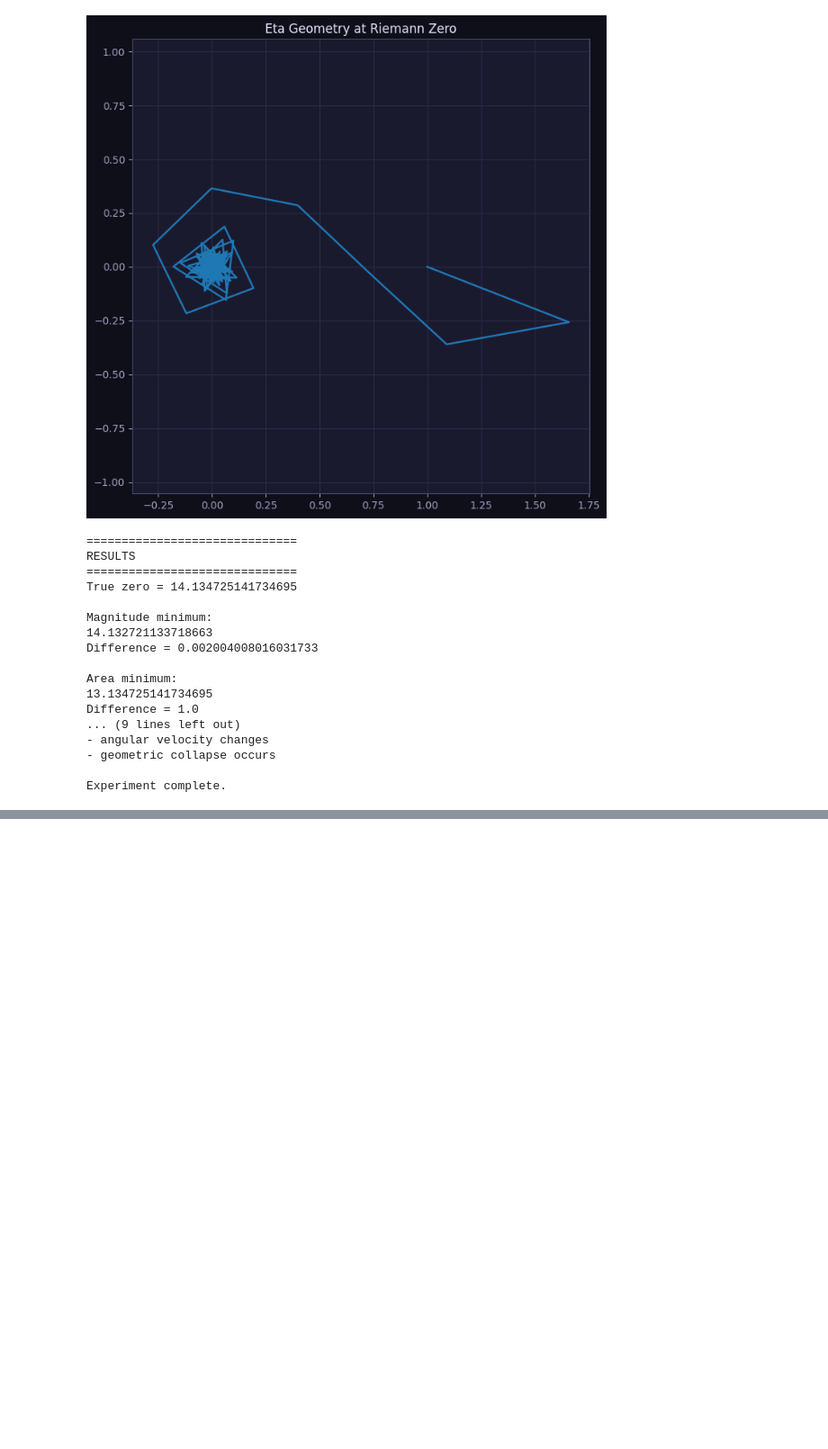
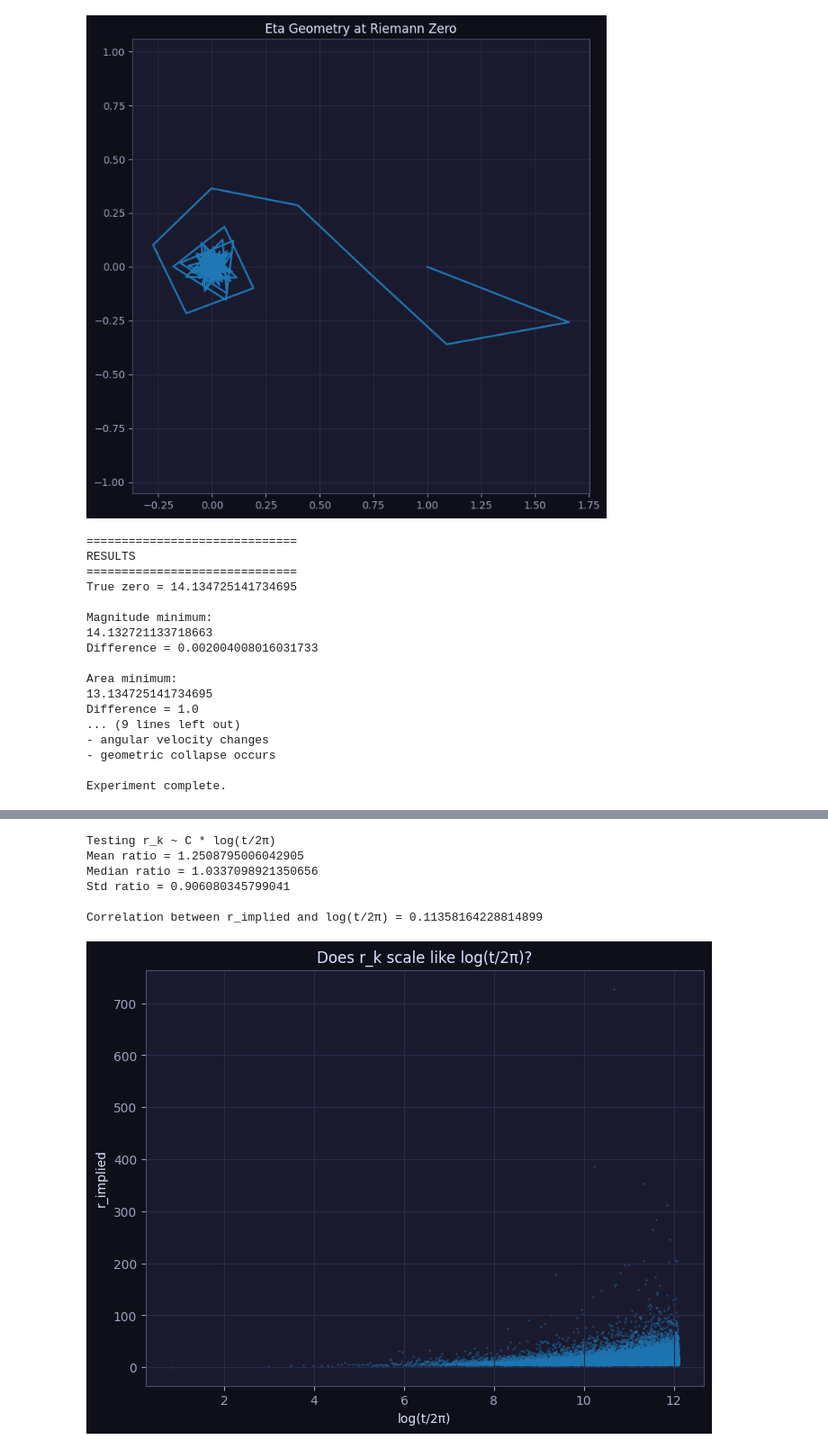
Before and after one commit to hamidchaouchi/ibm-127-qubit, a Jupyter notebook: the-zeta-triangle-recurrent-zeros.ipynb, the cells around one changed output, grey strips where cells are left out. Shown at 90% size. Saved outputs shown, nothing was run; the diff lists cells and outputs as text; code cells hidden in the pictures; blank space fills up the shorter version.

Commit message:
Kaggle Notebook | The Zeta Triangle: Recurrent Zeros | Version 4

```diff
--- a/the-zeta-triangle-recurrent-zeros.ipynb
+++ b/the-zeta-triangle-recurrent-zeros.ipynb
@@ -1946,0 +2311,53 @@ Experiment complete.
+# %%
+# ============================================================
+# IMPLIED r_k FROM TRUE ZEROS
+# ============================================================
+
+gamma = 2*np.pi   # نستخدم 2π كأفضل تخمين طبيعي
+
+r_implied = gamma / spacings
+
+# ============================================================
+# TEST RELATION WITH log(t/2π)
+# ============================================================
+
+log_term = np.log(t_k / (2*np.pi))
+
+# معامل التناسب
+ratio = r_implied / log_term
+
+print("\nTesting r_k ~ C * log(t/2π)")
+
+print("Mean ratio =", np.mean(ratio))
+print("Median ratio =", np.median(ratio))
+print("Std ratio =", np.std(ratio))
+
+# ============================================================
+# CORRELATION TEST
+# ============================================================
+
+correlation = np.corrcoef(r_implied, log_term)[0,1]
+
+print("\nCorrelation between r_implied and log(t/2π) =", correlation)
+
+# ============================================================
+# SCATTER SAMPLE (لتفادي رسم 2 مليون نقطة)
+# ============================================================
+
+sample = np.linspace(0, len(r_implied)-1, 50000).astype(int)
+
+plt.figure(figsize=(8,6))
+plt.scatter(log_term[sample], r_implied[sample], s=1, alpha=0.3)
+plt.xlabel("log(t/2π)")
+plt.ylabel("r_implied")
+plt.title("Does r_k scale like log(t/2π)?")
+plt.grid(True)
+plt.show()
+# %% [output]
+Testing r_k ~ C * log(t/2π)
+Mean ratio = 1.2508795006042905
+Median ratio = 1.0337098921350656
+Std ratio = 0.906080345799041
+
+Correlation between r_implied and log(t/2π) = 0.11358164228814899
+[figure, added]
```
Also changed, not shown: parts of 5 cells of this notebook.
